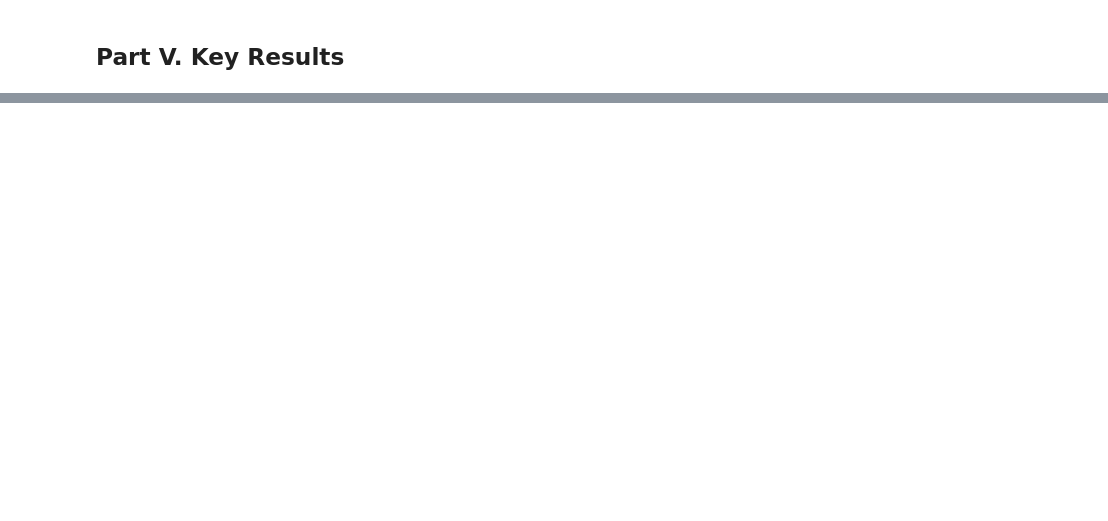
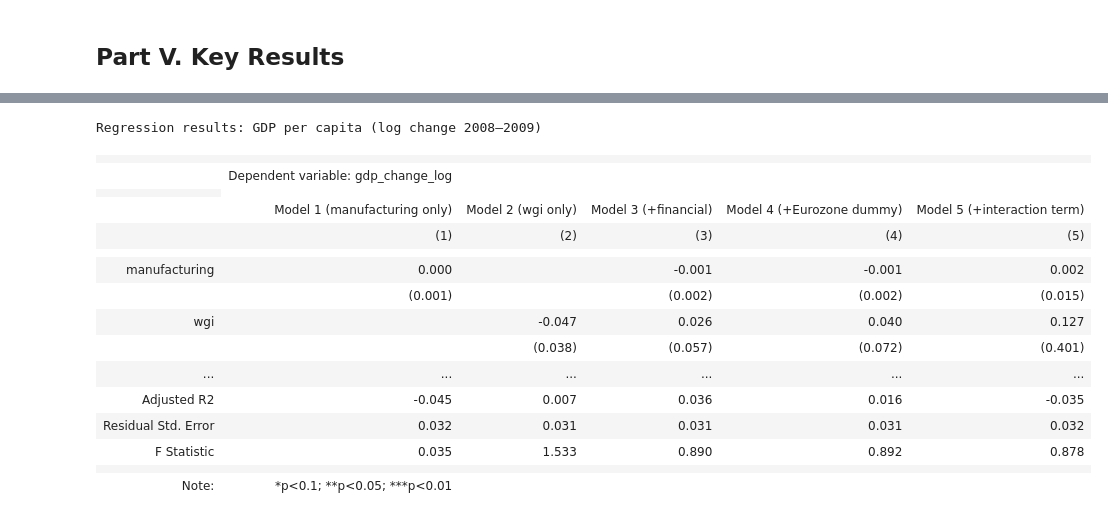
Before and after one commit to Jonas-Nepozitek/Applied-Methods-of-Analysis-II, a Jupyter notebook: final-project/jonas/final_project.ipynb, the cells around one changed output, grey strips where cells are left out. Cells and saved outputs as stored; diff of their text form; code cells hidden in the pictures; blank space fills up the shorter version.

Commit message:
Final - Results v1

```diff
--- a/final-project/jonas/final_project.ipynb
+++ b/final-project/jonas/final_project.ipynb
@@ -169,0 +230,61 @@ plt.show()
+# %%
+gdp_m1 = smf.ols(
+    "gdp_change_log ~ manufacturing",
+    data=reg_data
+).fit(cov_type="HC3")
+
+gdp_m2 = smf.ols(
+    "gdp_change_log ~ wgi",
+    data=reg_data
+).fit(cov_type="HC3")
+
+gdp_m3 = smf.ols(
+    "gdp_change_log ~ manufacturing + wgi + credit + lending + trade",
+    data=reg_data
+).fit(cov_type="HC3")
+
+gdp_m4 = smf.ols(
+    "gdp_change_log ~ manufacturing + wgi + credit + lending + trade + eurozone",
+    data=reg_data
+).fit(cov_type="HC3")
+
+gdp_m5 = smf.ols(
+    "gdp_change_log ~ manufacturing * wgi + credit + lending + trade + eurozone",
+    data=reg_data
+).fit(cov_type="HC3")
+
+gdp_stargazer = Stargazer([gdp_m1, gdp_m2, gdp_m3, gdp_m4, gdp_m5])
+gdp_stargazer.title("Regression results: GDP per capita (log change 2008–2009)")
+gdp_stargazer.custom_columns(
+    ["Model 1 (manufacturing only)",
+     "Model 2 (wgi only)",
+     "Model 3 (+financial)",
+     "Model 4 (+Eurozone dummy)",
+     "Model 5 (+interaction term)"],
+    [1, 1, 1, 1, 1]
+)
+gdp_stargazer.show_degrees_of_freedom(False)
+gdp_stargazer.covariate_order([
+    "manufacturing", "wgi", "manufacturing:wgi",
+    "credit", "lending", "trade", "eurozone", "Intercept"
+])
+
+display(HTML(gdp_stargazer.render_html()))
+# %% [output]
+Regression results: GDP per capita (log change 2008–2009)
+|  |  |  |  |  |  |
+|  | Dependent variable: gdp_change_log |  |  |  |  |
+|  |
+|  | Model 1 (manufacturing only) | Model 2 (wgi only) | Model 3 (+financial) | Model 4 (+Eurozone dummy) | Model 5 (+interaction term) |
+|  | (1) | (2) | (3) | (4) | (5) |
+|  |  |  |  |  |  |
+| manufacturing | 0.000 |  | -0.001 | -0.001 | 0.002 |
+|  | (0.001) |  | (0.002) | (0.002) | (0.015) |
+| wgi |  | -0.047 | 0.026 | 0.040 | 0.127 |
+|  |  | (0.038) | (0.057) | (0.072) | (0.401) |
+| ... | ... | ... | ... | ... | ... |
+| Adjusted R2 | -0.045 | 0.007 | 0.036 | 0.016 | -0.035 |
+| Residual Std. Error | 0.032 | 0.031 | 0.031 | 0.031 | 0.032 |
+| F Statistic | 0.035 | 1.533 | 0.890 | 0.892 | 0.878 |
+|  |  |  |  |  |  |
+| Note: | *p<0.1; **p<0.05; ***p<0.01 |  |  |  |  |
```
Also changed, not shown: parts of 21 cells of this notebook.
